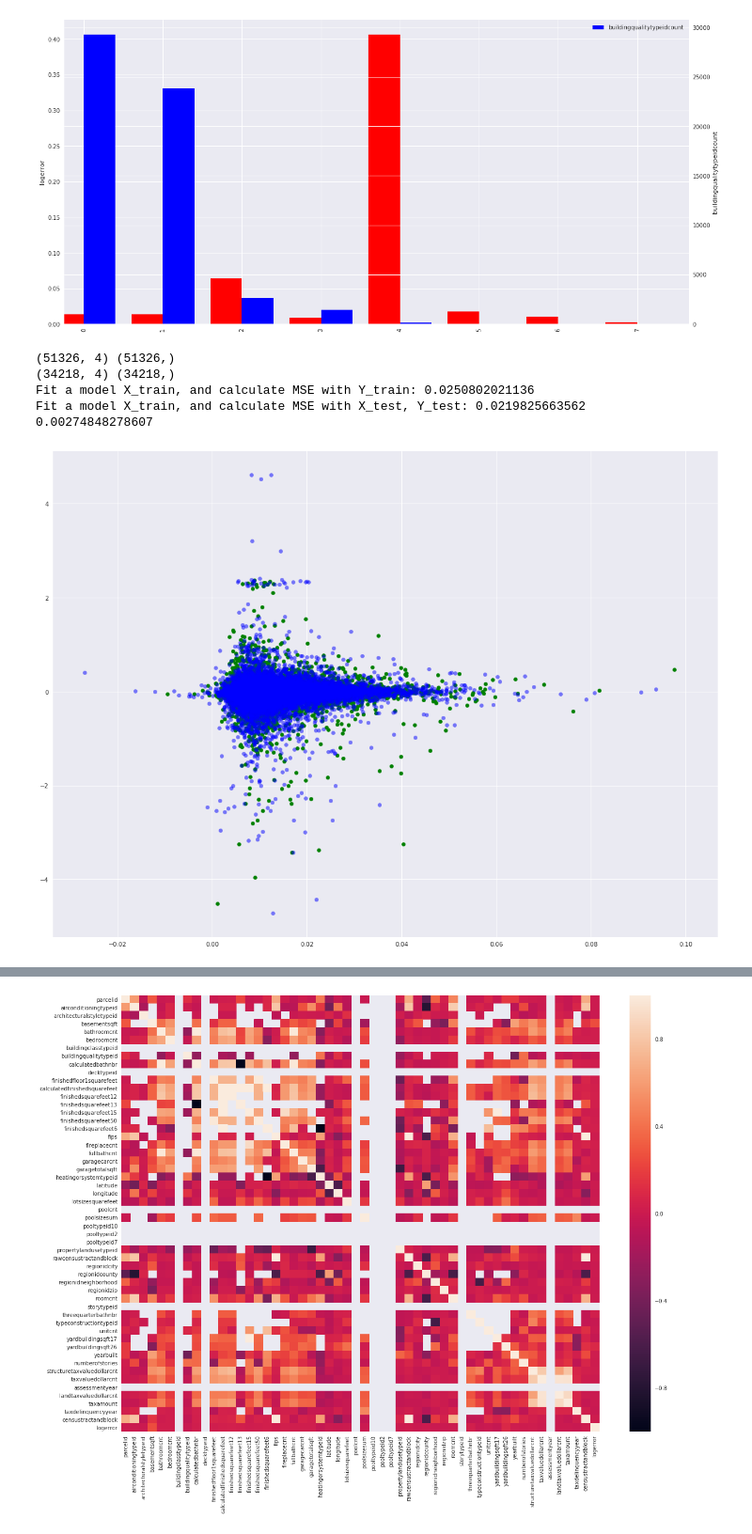
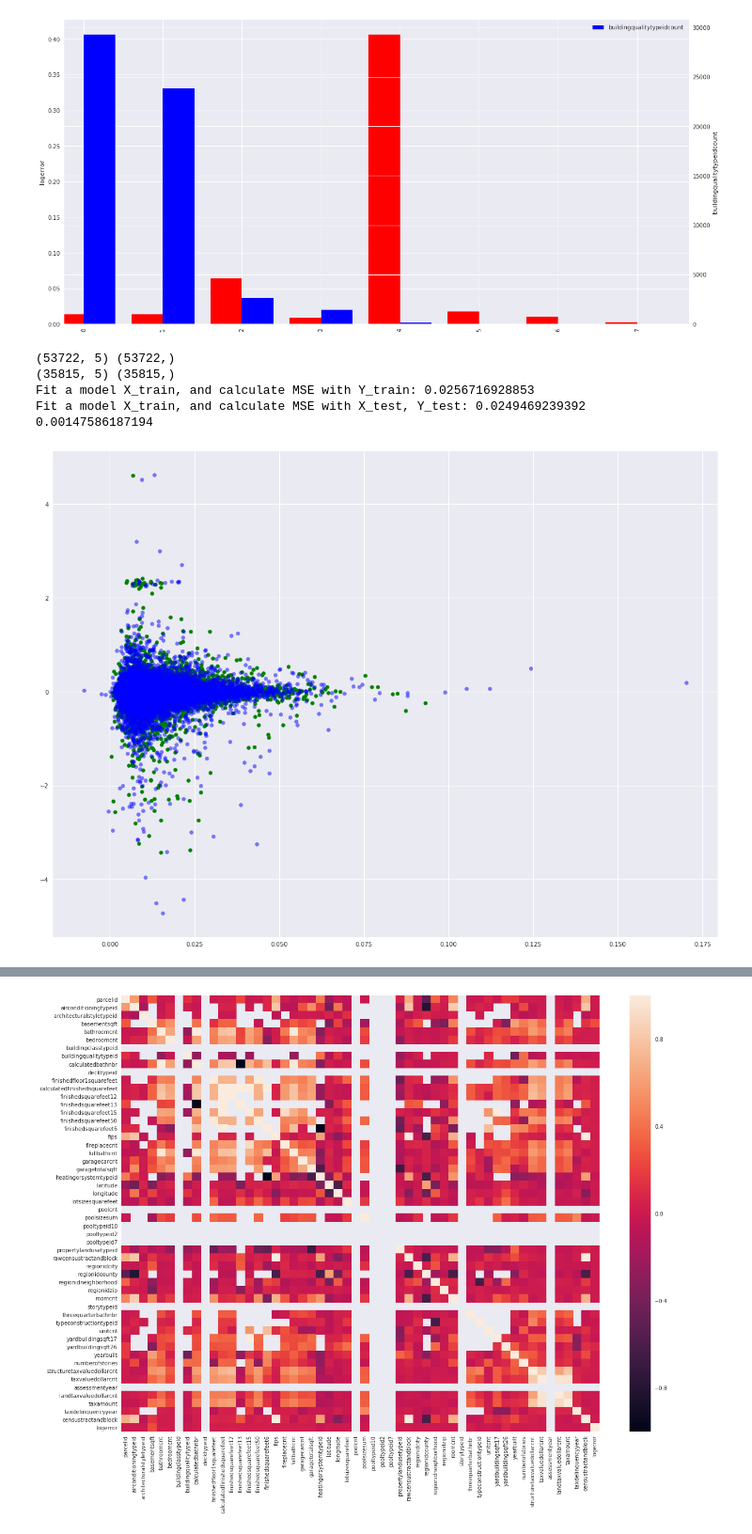
Before and after one commit to vaibhav-rustagi/CSE519-2017-111462063, a Jupyter notebook: HW2.ipynb, the cells around one changed output, grey strips where cells are left out. Shown at 94% size. Drawn from its saved outputs; the diff is of its cells as text; code cells hidden in the pictures.

Commit message:
Models for Question4

```diff
--- a/HW2.ipynb
+++ b/HW2.ipynb
@@ -857,50 +856,52 @@ plt.show()
 # %%
 #df_linear_reg = df_merge[['yearbuilt', 'finishedsquarefeet12','structuretaxvaluedollarcnt','logerror']]
 #df_linear_reg = df_merge[['yearbuilt', 'finishedsquarefeet12','logerror']]
-df_linear_reg = df_merge[['bathroomcnt', 'finishedsquarefeet12','structuretaxvaluedollarcnt','bedroomcnt','logerror']]
+#df_linear_reg = df_merge[['bathroomcnt', 'finishedsquarefeet12','structuretaxvaluedollarcnt','bedroomcnt','roomcnt', 'logerror']]
+df_linear_reg = df_merge[['bathroomcnt', 'calculatedfinishedsquarefeet','structuretaxvaluedollarcnt','bedroomcnt','roomcnt', 'logerror']]
+
 #df_linear_reg = df_merge[['bathroomcnt','logerror']]
 
 
 #df_final_reg = df_linear_reg[df_linear_reg.yearbuilt.notnull()]
 df_final_reg = df_linear_reg[df_linear_reg.bathroomcnt.notnull()]
-df_final_reg = df_final_reg[df_final_reg.finishedsquarefeet12.notnull()]
+df_final_reg = df_final_reg[df_final_reg.calculatedfinishedsquarefeet.notnull()]
 df_final_reg = df_final_reg[df_final_reg.structuretaxvaluedollarcnt.notnull()]
 df_final_reg = df_final_reg[df_final_reg.bedroomcnt.notnull()]
-
+df_final_reg = df_final_reg[df_final_reg.roomcnt.notnull()]
 
 #df_final_reg = df_final_reg[df_final_reg.basementsqft.notnull()]
 df_final_reg
 y = df_final_reg['logerror'].as_matrix()
 X = df_final_reg.drop('logerror', axis=1)
 
 #X_train, X_test, y_train, y_test = train_test_split(df_final_reg, y, test_size=0.3)
 import sklearn
 import scipy.stats as stats
 X_train, X_test, y_train, y_test = train_test_split(X, y, test_size=0.40, random_state=4)
 print(X_train.shape, y_train.shape)
 print(X_test.shape, y_test.shape)
 
 lm = linear_model.LinearRegression(normalize=True)
 model = lm.fit(X_train, y_train)
 predictions = lm.predict(X_test)
 #pred_train = lm.predict(X_train)
 
 print('Fit a model X_train, and calculate MSE with Y_train:', np.mean((y_train-lm.predict(X_train)) ** 2))
 print('Fit a model X_train, and calculate MSE with X_test, Y_test:', np.mean((y_test-lm.predict(X_test)) ** 2))
 #model = lm.fit(X, y)
 #predictions = lm.predict()
 sns.set()
 plt.figure(figsize=(20, 15))
 plt.scatter(lm.predict(X_test), lm.predict(X_test)-y_test, c='g', s=40)
 plt.scatter(lm.predict(X_train), lm.predict(X_train)-y_train, c='b', s=40, alpha=0.5)
 print(r2_score(y_test, predictions))
 # %% [output]
-(51326, 4) (51326,)
-(34218, 4) (34218,)
-Fit a model X_train, and calculate MSE with Y_train: 0.0250802021136
-Fit a model X_train, and calculate MSE with X_test, Y_test: 0.0219825663562
-0.00274848278607
+(53722, 5) (53722,)
+(35815, 5) (35815,)
+Fit a model X_train, and calculate MSE with Y_train: 0.0256716928853
+Fit a model X_train, and calculate MSE with X_test, Y_test: 0.0249469239392
+0.00147586187194
-[figure, old version]
+[figure, new version]
 # %%
 overall_correlation = df_merge.corr()
 # %%
```
Also changed, not shown: parts of 39 cells of this notebook.
